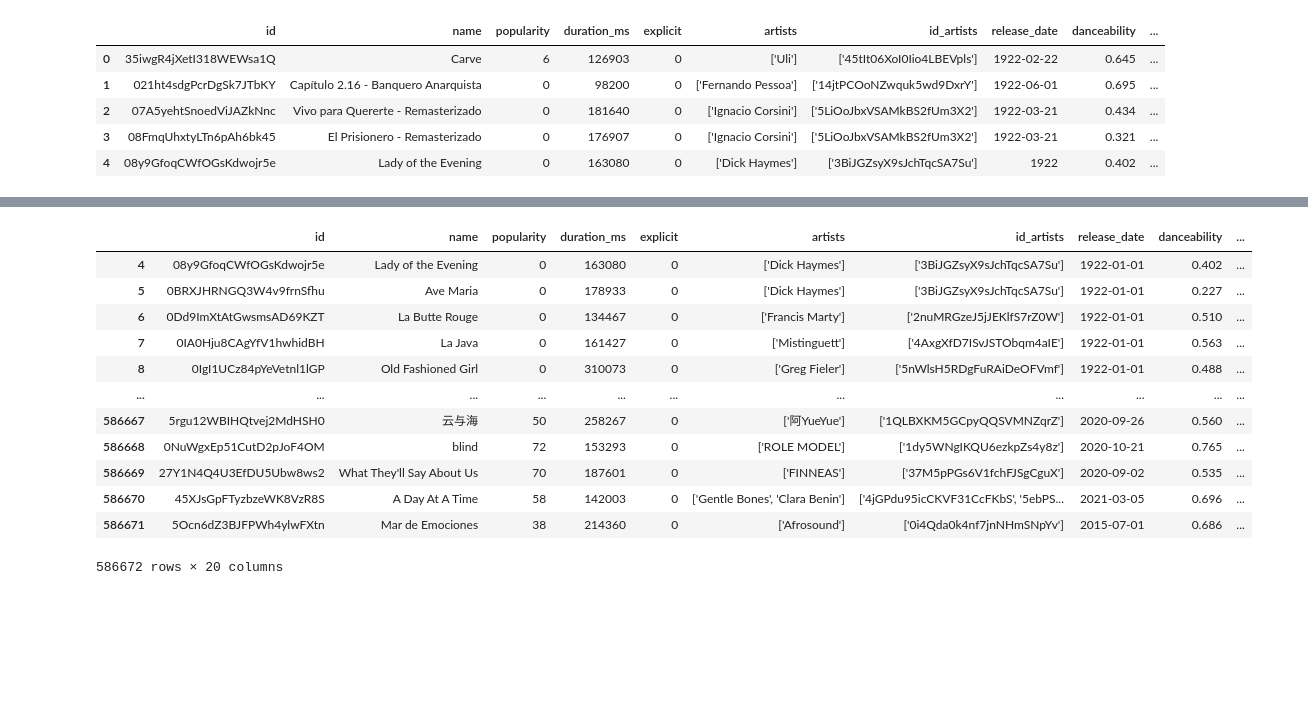
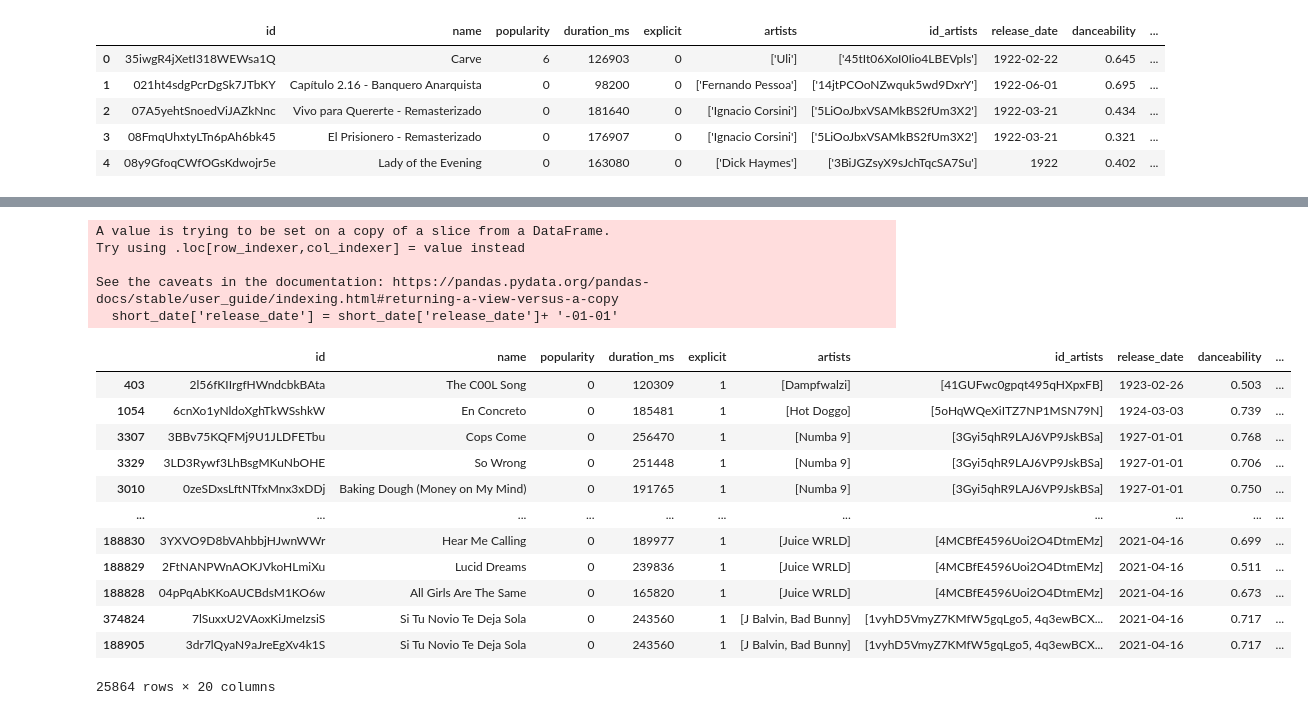
Before and after one commit to sabrinawjo/Music_ML, a Jupyter notebook: Jake/Jake_working.ipynb, the cells around one changed output, grey strips where cells are left out. Saved outputs shown, nothing was run; the diff lists cells and outputs as text; code cells hidden in the pictures; blank space fills up the shorter version.

```diff
--- a/Jake/Jake_working.ipynb
+++ b/Jake/Jake_working.ipynb
@@ -218,16 +141,34 @@ tracks_dates_df = short_date.append(long_date)
-# %%
-tracks_dates_df
-# %% [output]
-|  | id | name | popularity | duration_ms | explicit | artists | id_artists | release_date | danceability | ... |
-| 4 | 08y9GfoqCWfOGsKdwojr5e | Lady of the Evening | 0 | 163080 | 0 | ['Dick Haymes'] | ['3BiJGZsyX9sJchTqcSA7Su'] | 1922-01-01 | 0.402 | ... |
-| 5 | 0BRXJHRNGQ3W4v9frnSfhu | Ave Maria | 0 | 178933 | 0 | ['Dick Haymes'] | ['3BiJGZsyX9sJchTqcSA7Su'] | 1922-01-01 | 0.227 | ... |
-| 6 | 0Dd9ImXtAtGwsmsAD69KZT | La Butte Rouge | 0 | 134467 | 0 | ['Francis Marty'] | ['2nuMRGzeJ5jJEKlfS7rZ0W'] | 1922-01-01 | 0.510 | ... |
-| 7 | 0IA0Hju8CAgYfV1hwhidBH | La Java | 0 | 161427 | 0 | ['Mistinguett'] | ['4AxgXfD7ISvJSTObqm4aIE'] | 1922-01-01 | 0.563 | ... |
-| 8 | 0IgI1UCz84pYeVetnl1lGP | Old Fashioned Girl | 0 | 310073 | 0 | ['Greg Fieler'] | ['5nWlsH5RDgFuRAiDeOFVmf'] | 1922-01-01 | 0.488 | ... |
-| ... | ... | ... | ... | ... | ... | ... | ... | ... | ... | ... |
-| 586667 | 5rgu12WBIHQtvej2MdHSH0 | 云与海 | 50 | 258267 | 0 | ['阿YueYue'] | ['1QLBXKM5GCpyQQSVMNZqrZ'] | 2020-09-26 | 0.560 | ... |
-| 586668 | 0NuWgxEp51CutD2pJoF4OM | blind | 72 | 153293 | 0 | ['ROLE MODEL'] | ['1dy5WNgIKQU6ezkpZs4y8z'] | 2020-10-21 | 0.765 | ... |
-| 586669 | 27Y1N4Q4U3EfDU5Ubw8ws2 | What They'll Say About Us | 70 | 187601 | 0 | ['FINNEAS'] | ['37M5pPGs6V1fchFJSgCguX'] | 2020-09-02 | 0.535 | ... |
-| 586670 | 45XJsGpFTyzbzeWK8VzR8S | A Day At A Time | 58 | 142003 | 0 | ['Gentle Bones', 'Clara Benin'] | ['4jGPdu95icCKVF31CcFKbS', '5ebPS... | 2021-03-05 | 0.696 | ... |
-| 586671 | 5Ocn6dZ3BJFPWh4ylwFXtn | Mar de Emociones | 38 | 214360 | 0 | ['Afrosound'] | ['0i4Qda0k4nf7jnNHmSNpYv'] | 2015-07-01 | 0.686 | ... |
-586672 rows × 20 columns
+# %%
+short_date = tracks_df[tracks_df['release_date'].str.len() ==4]
+long_date = tracks_df[tracks_df['release_date'].str.len() != 4]
+
+short_date['release_date'] = short_date['release_date']+ '-01-01'
+
+tracks_dates_df = short_date.append(long_date)
+
+tracks_dates_df['artists'] = tracks_dates_df.artists.apply(lambda x: x[2:-2].split("\'"+", "+"\'"))
+tracks_dates_df['id_artists'] = tracks_dates_df.id_artists.apply(lambda x: x[2:-2].split("\'"+", "+"\'"))
+# tracks_dates_df.artists[586553]
+tracks_dates_df = tracks_dates_df.sort_values(by='release_date')
+# %% [output]
+A value is trying to be set on a copy of a slice from a DataFrame.
+Try using .loc[row_indexer,col_indexer] = value instead
+
+See the caveats in the documentation: https://pandas.pydata.org/pandas-docs/stable/user_guide/indexing.html#returning-a-view-versus-a-copy
+  short_date['release_date'] = short_date['release_date']+ '-01-01'
+# %%
+tracks_dates_df.loc[tracks_dates_df['explicit']==1]
+# %% [output]
+|  | id | name | popularity | duration_ms | explicit | artists | id_artists | release_date | danceability | ... |
+| 403 | 2l56fKIIrgfHWndcbkBAta | The C00L Song | 0 | 120309 | 1 | [Dampfwalzi] | [41GUFwc0gpqt495qHXpxFB] | 1923-02-26 | 0.503 | ... |
+| 1054 | 6cnXo1yNldoXghTkWSshkW | En Concreto | 0 | 185481 | 1 | [Hot Doggo] | [5oHqWQeXiITZ7NP1MSN79N] | 1924-03-03 | 0.739 | ... |
+| 3307 | 3BBv75KQFMj9U1JLDFETbu | Cops Come | 0 | 256470 | 1 | [Numba 9] | [3Gyi5qhR9LAJ6VP9JskBSa] | 1927-01-01 | 0.768 | ... |
+| 3329 | 3LD3Rywf3LhBsgMKuNbOHE | So Wrong | 0 | 251448 | 1 | [Numba 9] | [3Gyi5qhR9LAJ6VP9JskBSa] | 1927-01-01 | 0.706 | ... |
+| 3010 | 0zeSDxsLftNTfxMnx3xDDj | Baking Dough (Money on My Mind) | 0 | 191765 | 1 | [Numba 9] | [3Gyi5qhR9LAJ6VP9JskBSa] | 1927-01-01 | 0.750 | ... |
+| ... | ... | ... | ... | ... | ... | ... | ... | ... | ... | ... |
+| 188830 | 3YXVO9D8bVAhbbjHJwnWWr | Hear Me Calling | 0 | 189977 | 1 | [Juice WRLD] | [4MCBfE4596Uoi2O4DtmEMz] | 2021-04-16 | 0.699 | ... |
+| 188829 | 2FtNANPWnAOKJVkoHLmiXu | Lucid Dreams | 0 | 239836 | 1 | [Juice WRLD] | [4MCBfE4596Uoi2O4DtmEMz] | 2021-04-16 | 0.511 | ... |
+| 188828 | 04pPqAbKKoAUCBdsM1KO6w | All Girls Are The Same | 0 | 165820 | 1 | [Juice WRLD] | [4MCBfE4596Uoi2O4DtmEMz] | 2021-04-16 | 0.673 | ... |
+| 374824 | 7lSuxxU2VAoxKiJmeIzsiS | Si Tu Novio Te Deja Sola | 0 | 243560 | 1 | [J Balvin, Bad Bunny] | [1vyhD5VmyZ7KMfW5gqLgo5, 4q3ewBCX... | 2021-04-16 | 0.717 | ... |
+| 188905 | 3dr7lQyaN9aJreEgXv4k1S | Si Tu Novio Te Deja Sola | 0 | 243560 | 1 | [J Balvin, Bad Bunny] | [1vyhD5VmyZ7KMfW5gqLgo5, 4q3ewBCX... | 2021-04-16 | 0.717 | ... |
+25864 rows × 20 columns
```
Also changed, not shown: parts of 21 cells of this notebook, 1 other file.
